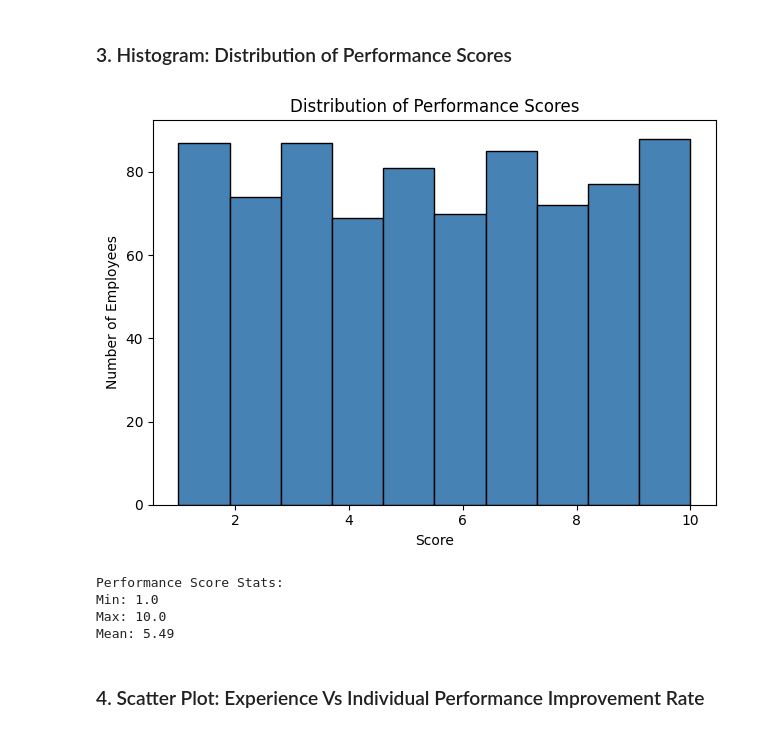
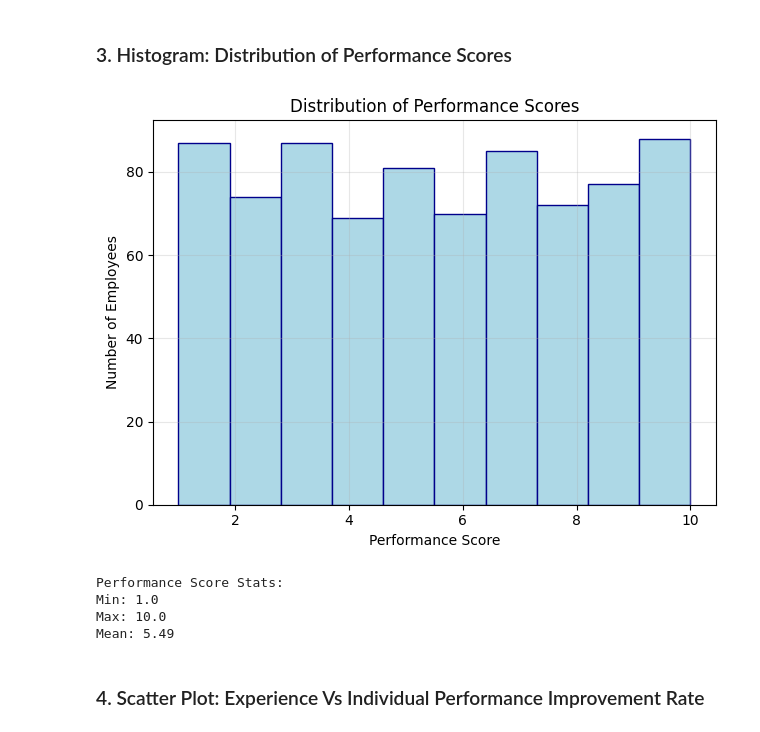
Before and after one commit to raquem-annierose/PolyTech-final-output, a Jupyter notebook: employee_performance_analysis.ipynb, the cells around one changed output. Drawn from its saved outputs; the diff is of its cells as text; code cells hidden in the pictures.

```diff
--- a/employee_performance_analysis.ipynb
+++ b/employee_performance_analysis.ipynb
@@ -299,19 +308,21 @@ Name: performance_score, dtype: float64
 # %% [markdown]
 ### 3. Histogram: Distribution of Performance Scores
 # %%
-plt.hist(df['performance_score'], bins=10, color='steelblue', edgecolor='black')
+plt.hist(df['performance_score'], bins=10, color='lightblue',
+          edgecolor='darkblue')
 plt.title('Distribution of Performance Scores')
-plt.xlabel('Score')
+plt.xlabel('Performance Score')
 plt.ylabel('Number of Employees')
+plt.grid(True, alpha=0.3)
 plt.tight_layout()
 plt.show()
 
 print("\nPerformance Score Stats:")
 print("Min:", df['performance_score'].min())
 print("Max:", df['performance_score'].max())
 print("Mean:", round(df['performance_score'].mean(), 2))
 # %% [output]
-[figure, old version]
+[figure, new version]
 Performance Score Stats:
 Min: 1.0
 Max: 10.0
```
Also changed, not shown: parts of 4 cells of this notebook.
